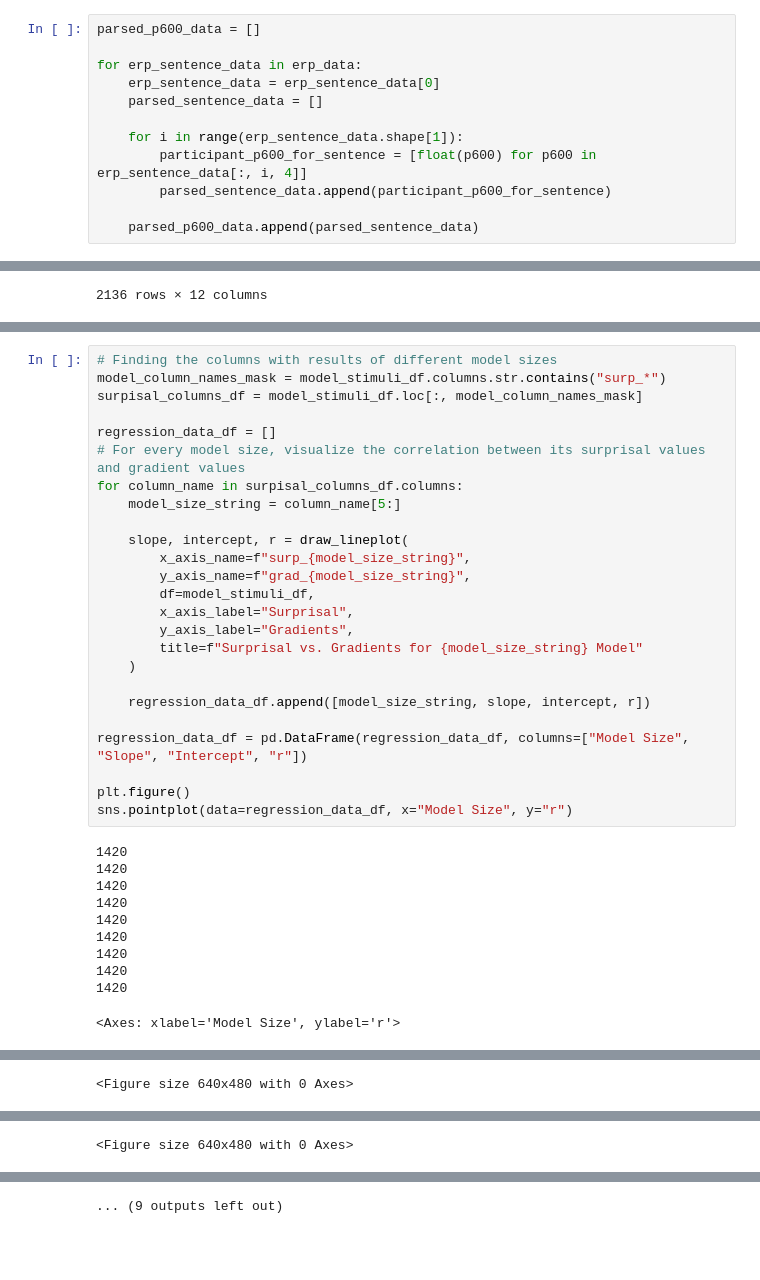
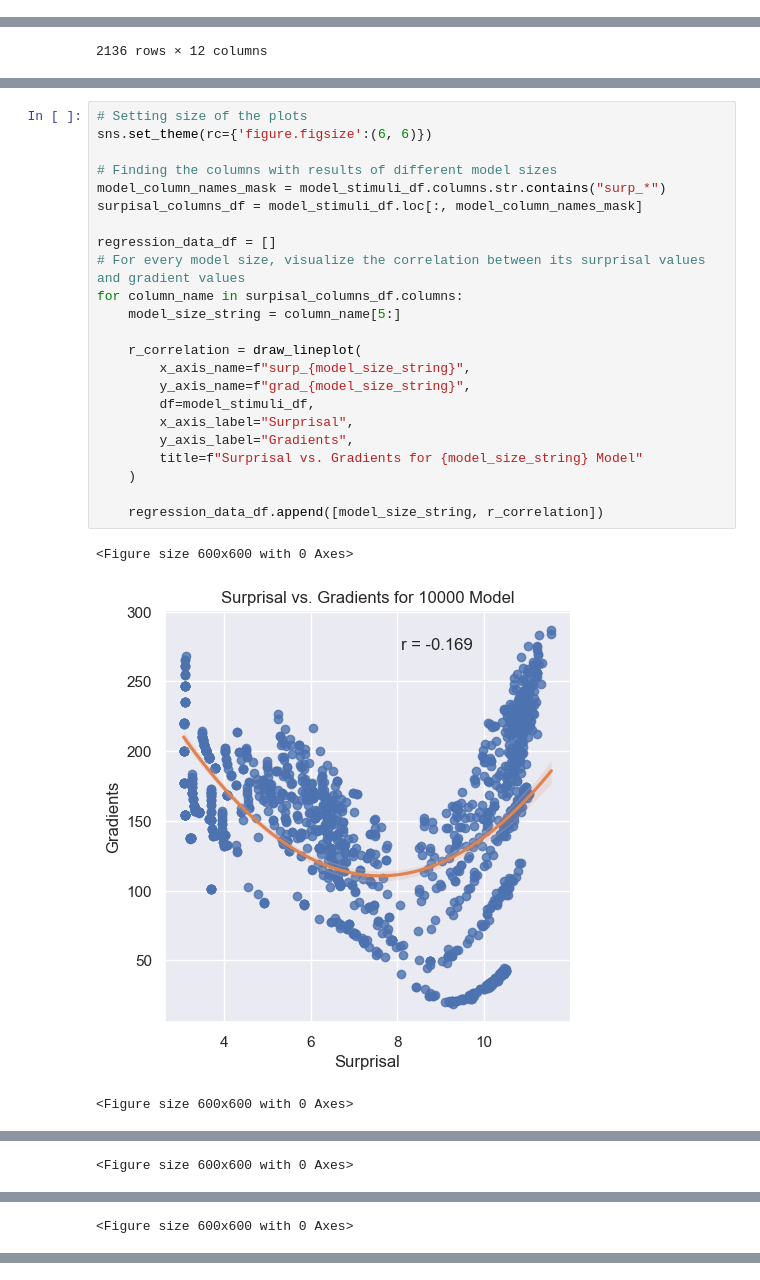
Before and after one commit to daanbrugmans/ru-computational-psycholinguistics-23-24, a Jupyter notebook: assignment-2/code/main.ipynb, the cells around one changed output, grey strips where cells are left out. Cells and saved outputs as stored; diff of their text form; blank space fills up the shorter version.

```diff
--- a/assignment-2/code/main.ipynb
+++ b/assignment-2/code/main.ipynb
@@ -91,12 +100,0 @@ with open(EXPERIMENTAL_STIMULI_FILE_PATH, "w") as stimuli_file:
-# %%
-parsed_p600_data = []
-
-for erp_sentence_data in erp_data:
-    erp_sentence_data = erp_sentence_data[0]
-    parsed_sentence_data = []
-
-    for i in range(erp_sentence_data.shape[1]):
-        participant_p600_for_sentence = [float(p600) for p600 in erp_sentence_data[:, i, 4]]
-        parsed_sentence_data.append(participant_p600_for_sentence)
-
-    parsed_p600_data.append(parsed_sentence_data)
@@ -210,36 +262,27 @@ model_stimuli_df
 # %%
+# Setting size of the plots
+sns.set_theme(rc={'figure.figsize':(6, 6)})
+
 # Finding the columns with results of different model sizes
 model_column_names_mask = model_stimuli_df.columns.str.contains("surp_*")
 surpisal_columns_df = model_stimuli_df.loc[:, model_column_names_mask]
 
 regression_data_df = []
 # For every model size, visualize the correlation between its surprisal values and gradient values
 for column_name in surpisal_columns_df.columns:
     model_size_string = column_name[5:]
 
-    slope, intercept, r = draw_lineplot(
+    r_correlation = draw_lineplot(
         x_axis_name=f"surp_{model_size_string}",
         y_axis_name=f"grad_{model_size_string}",
         df=model_stimuli_df,
         x_axis_label="Surprisal",
         y_axis_label="Gradients",
         title=f"Surprisal vs. Gradients for {model_size_string} Model"
     )
 
-    regression_data_df.append([model_size_string, slope, intercept, r])
-
-regression_data_df = pd.DataFrame(regression_data_df, columns=["Model Size", "Slope", "Intercept", "r"])
-
-plt.figure()
-sns.pointplot(data=regression_data_df, x="Model Size", y="r")
+    regression_data_df.append([model_size_string, r_correlation])
 # %% [output]
-1420
-1420
-1420
-1420
-1420
-1420
-1420
-1420
-1420
+<Figure size 600x600 with 0 Axes>
+[figure, new version]
-<Axes: xlabel='Model Size', ylabel='r'>
+<Figure size 600x600 with 0 Axes>
@@ -246 +290 @@ sns.pointplot(data=regression_data_df, x="Model Size", y="r")
-<Figure size 640x480 with 0 Axes>
+<Figure size 600x600 with 0 Axes>
@@ -248 +292 @@ sns.pointplot(data=regression_data_df, x="Model Size", y="r")
-<Figure size 640x480 with 0 Axes>
+<Figure size 600x600 with 0 Axes>
@@ -256 +298,0 @@ sns.pointplot(data=regression_data_df, x="Model Size", y="r")
-... (9 outputs left out)
```
Also changed, not shown: parts of 32 cells of this notebook, 31 other files.
